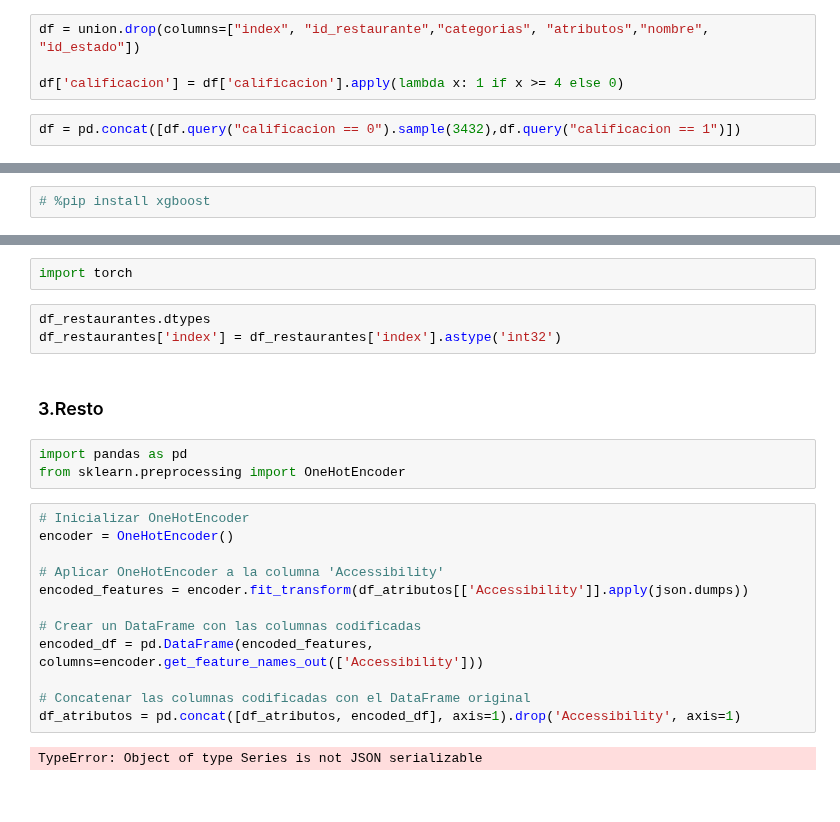
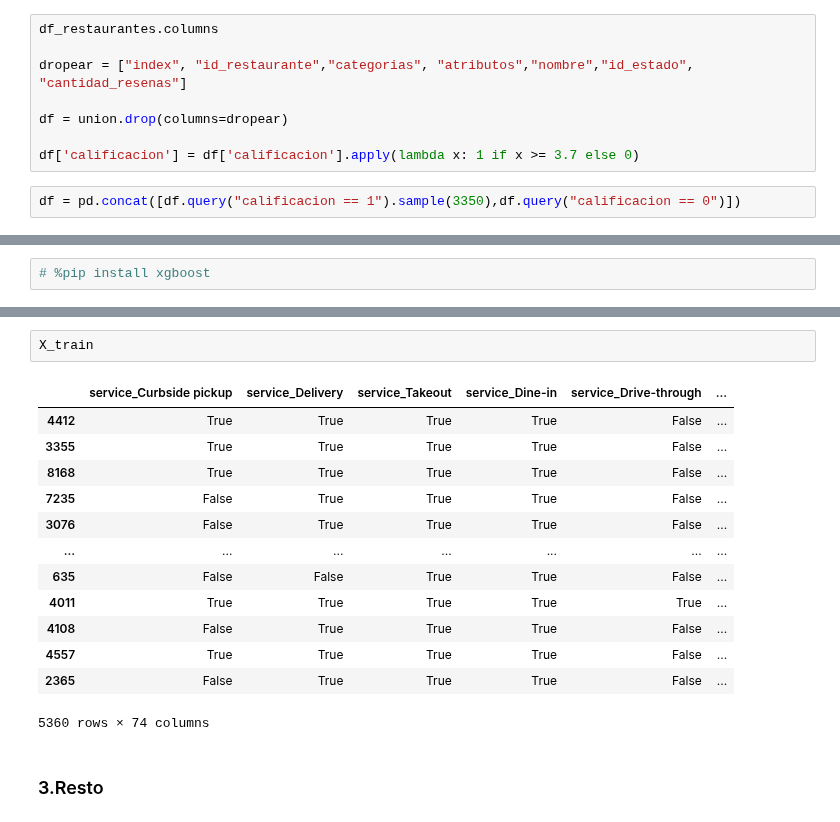
Before and after one commit to Aspirina180mg/PF_DATAPT07, a Jupyter notebook: ML-Javier.ipynb, the cells around one changed output, grey strips where cells are left out. Saved outputs shown, nothing was run; the diff lists cells and outputs as text.

```diff
--- a/ML-Javier.ipynb
+++ b/ML-Javier.ipynb
@@ -330,11 +330,15 @@ from sklearn.linear_model import LinearRegression
 from sklearn.ensemble import RandomForestClassifier
 from sklearn.metrics import mean_squared_error, accuracy_score
 # %%
-df = union.drop(columns=["index", "id_restaurante","categorias", "atributos","nombre", "id_estado"])
+df_restaurantes.columns
 
-df['calificacion'] = df['calificacion'].apply(lambda x: 1 if x >= 4 else 0)
+dropear = ["index", "id_restaurante","categorias", "atributos","nombre","id_estado", "cantidad_resenas"]
+
+df = union.drop(columns=dropear)
+
+df['calificacion'] = df['calificacion'].apply(lambda x: 1 if x >= 3.7 else 0)
 # %%
-df = pd.concat([df.query("calificacion == 0").sample(3432),df.query("calificacion == 1")])
+df = pd.concat([df.query("calificacion == 1").sample(3350),df.query("calificacion == 0")])
 # %%
 df['calificacion'].value_counts()
 # %% [output]
@@ -437,24 +441,18 @@ Note: you may need to restart the kernel to use updated packages.
-# %%
-import torch
-# %%
-df_restaurantes.dtypes
-df_restaurantes['index'] = df_restaurantes['index'].astype('int32')
+# %%
+X_train
+# %% [output]
+|  | service_Curbside pickup | service_Delivery | service_Takeout | service_Dine-in | service_Drive-through | ... |
+| 4412 | True | True | True | True | False | ... |
+| 3355 | True | True | True | True | False | ... |
+| 8168 | True | True | True | True | False | ... |
+| 7235 | False | True | True | True | False | ... |
+| 3076 | False | True | True | True | False | ... |
+| ... | ... | ... | ... | ... | ... | ... |
+| 635 | False | False | True | True | False | ... |
+| 4011 | True | True | True | True | True | ... |
+| 4108 | False | True | True | True | False | ... |
+| 4557 | True | True | True | True | False | ... |
+| 2365 | False | True | True | True | False | ... |
+5360 rows × 74 columns
 # %% [markdown]
 ### 3.Resto
-# %%
-import pandas as pd
-from sklearn.preprocessing import OneHotEncoder
-# %%
-# Inicializar OneHotEncoder
-encoder = OneHotEncoder()
-
-# Aplicar OneHotEncoder a la columna 'Accessibility'
-encoded_features = encoder.fit_transform(df_atributos[['Accessibility']].apply(json.dumps))
-
-# Crear un DataFrame con las columnas codificadas
-encoded_df = pd.DataFrame(encoded_features, columns=encoder.get_feature_names_out(['Accessibility']))
-
-# Concatenar las columnas codificadas con el DataFrame original
-df_atributos = pd.concat([df_atributos, encoded_df], axis=1).drop('Accessibility', axis=1)
-# %% [output]
-TypeError: Object of type Series is not JSON serializable
```
Also changed, not shown: parts of 10 cells of this notebook.
